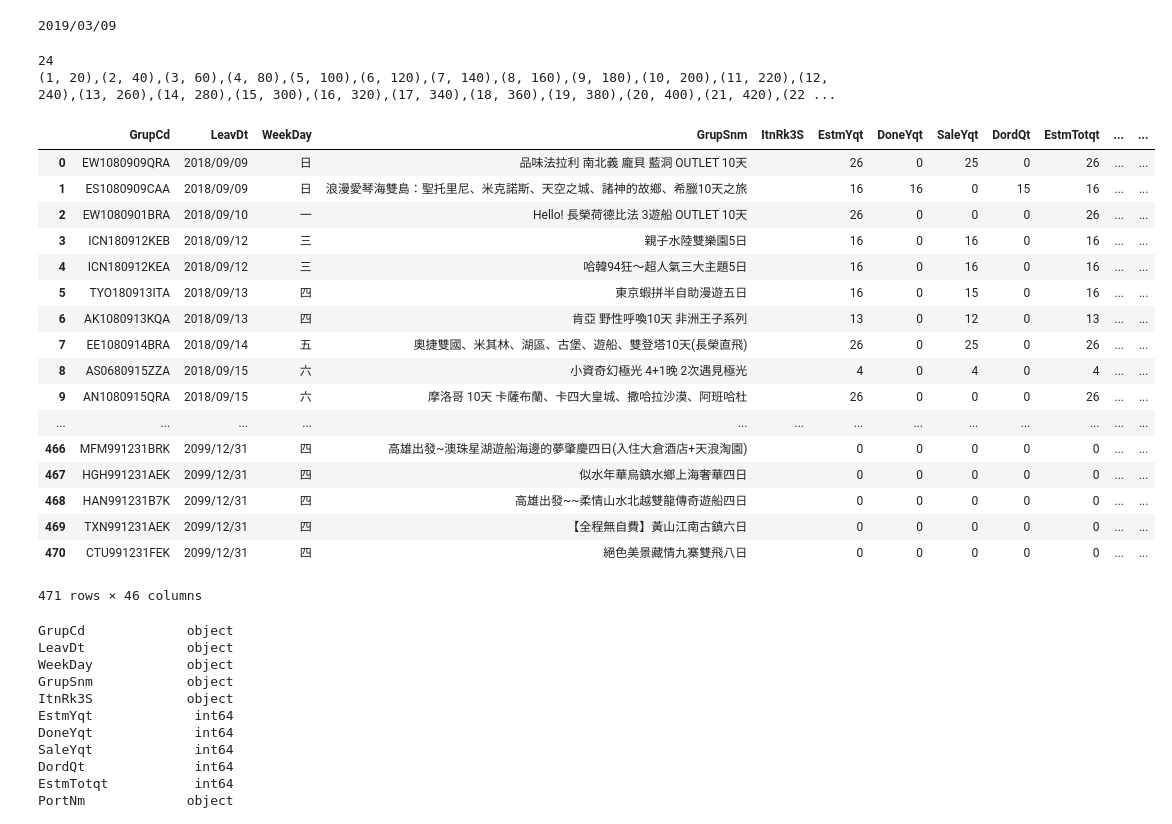
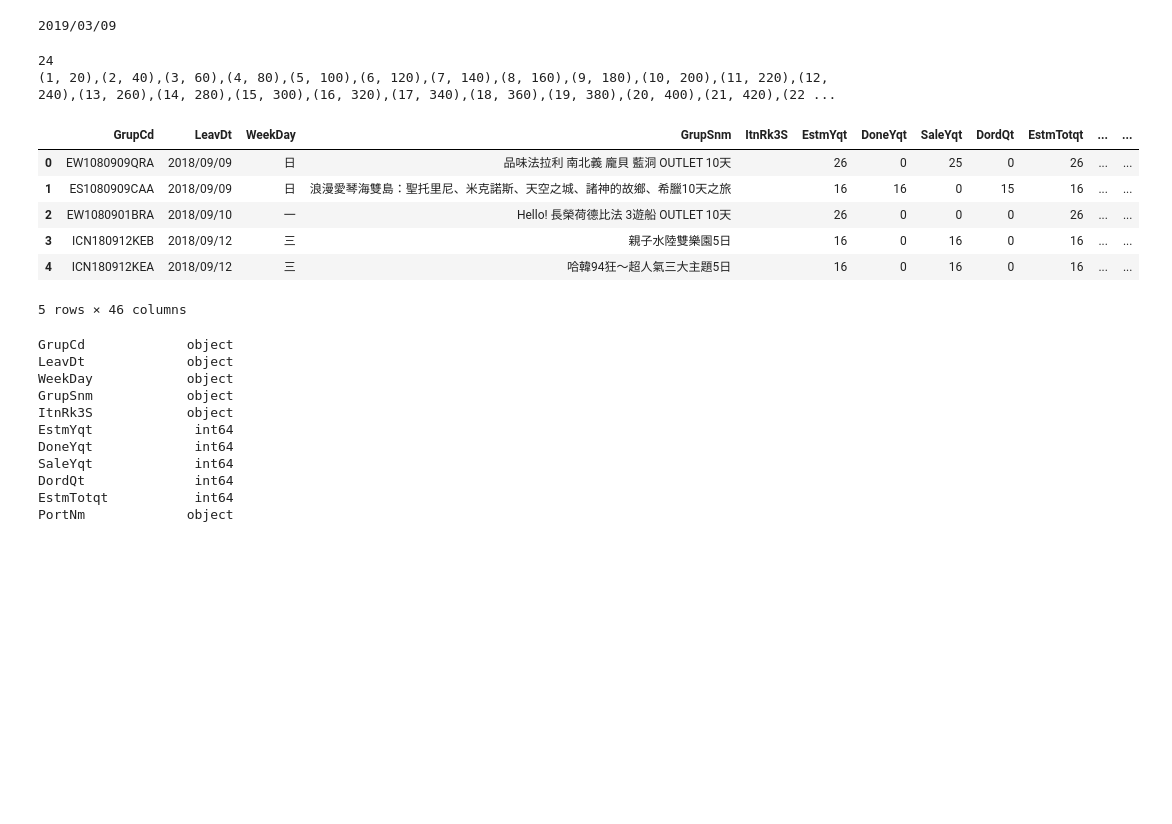
Before and after one commit to catxxx591/tour, a Jupyter notebook: tour2.ipynb, the cells around one changed output. Cells and saved outputs as stored; diff of their text form; code cells hidden in the pictures; blank space fills up the shorter version.

```diff
--- a/tour2.ipynb
+++ b/tour2.ipynb
@@ -127,28 +127,17 @@ def orange():
     return data2
 # %%
 data2 = orange()
-data2
+data2.head()
 # %% [output]
 24
 (1, 20),(2, 40),(3, 60),(4, 80),(5, 100),(6, 120),(7, 140),(8, 160),(9, 180),(10, 200),(11, 220),(12, 240),(13, 260),(14, 280),(15, 300),(16, 320),(17, 340),(18, 360),(19, 380),(20, 400),(21, 420),(22 ...
 |  | GrupCd | LeavDt | WeekDay | GrupSnm | ItnRk3S | EstmYqt | DoneYqt | SaleYqt | DordQt | EstmTotqt | ... | ... |
 | 0 | EW1080909QRA | 2018/09/09 | 日 | 品味法拉利 南北義 龐貝 藍洞 OUTLET 10天 |  | 26 | 0 | 25 | 0 | 26 | ... | ... |
 | 1 | ES1080909CAA | 2018/09/09 | 日 | 浪漫愛琴海雙島：聖托里尼、米克諾斯、天空之城、諸神的故鄉、希臘10天之旅 |  | 16 | 16 | 0 | 15 | 16 | ... | ... |
 | 2 | EW1080901BRA | 2018/09/10 | 一 | Hello! 長榮荷德比法 3遊船 OUTLET 10天 |  | 26 | 0 | 0 | 0 | 26 | ... | ... |
 | 3 | ICN180912KEB | 2018/09/12 | 三 | 親子水陸雙樂園5日 |  | 16 | 0 | 16 | 0 | 16 | ... | ... |
 | 4 | ICN180912KEA | 2018/09/12 | 三 | 哈韓94狂～超人氣三大主題5日 |  | 16 | 0 | 16 | 0 | 16 | ... | ... |
-| 5 | TYO180913ITA | 2018/09/13 | 四 | 東京蝦拼半自助漫遊五日 |  | 16 | 0 | 15 | 0 | 16 | ... | ... |
-| 6 | AK1080913KQA | 2018/09/13 | 四 | 肯亞 野性呼喚10天 非洲王子系列 |  | 13 | 0 | 12 | 0 | 13 | ... | ... |
-| 7 | EE1080914BRA | 2018/09/14 | 五 | 奧捷雙國、米其林、湖區、古堡、遊船、雙登塔10天(長榮直飛) |  | 26 | 0 | 25 | 0 | 26 | ... | ... |
-| 8 | AS0680915ZZA | 2018/09/15 | 六 | 小資奇幻極光 4+1晚 2次遇見極光 |  | 4 | 0 | 4 | 0 | 4 | ... | ... |
-| 9 | AN1080915QRA | 2018/09/15 | 六 | 摩洛哥 10天 卡薩布蘭、卡四大皇城、撒哈拉沙漠、阿班哈杜 |  | 26 | 0 | 0 | 0 | 26 | ... | ... |
-| ... | ... | ... | ... | ... | ... | ... | ... | ... | ... | ... | ... | ... |
-| 466 | MFM991231BRK | 2099/12/31 | 四 | 高雄出發~澳珠星湖遊船海邊的夢肇慶四日(入住大倉酒店+天浪淘園) |  | 0 | 0 | 0 | 0 | 0 | ... | ... |
-| 467 | HGH991231AEK | 2099/12/31 | 四 | 似水年華烏鎮水鄉上海奢華四日 |  | 0 | 0 | 0 | 0 | 0 | ... | ... |
-| 468 | HAN991231B7K | 2099/12/31 | 四 | 高雄出發~~柔情山水北越雙龍傳奇遊船四日 |  | 0 | 0 | 0 | 0 | 0 | ... | ... |
-| 469 | TXN991231AEK | 2099/12/31 | 四 | 【全程無自費】黃山江南古鎮六日 |  | 0 | 0 | 0 | 0 | 0 | ... | ... |
-| 470 | CTU991231FEK | 2099/12/31 | 四 | 絕色美景藏情九寨雙飛八日 |  | 0 | 0 | 0 | 0 | 0 | ... | ... |
-471 rows × 46 columns
+5 rows × 46 columns
 # %%
 #檢查欄位屬性
 data2.dtypes
```
Also changed, not shown: parts of 6 cells of this notebook.
